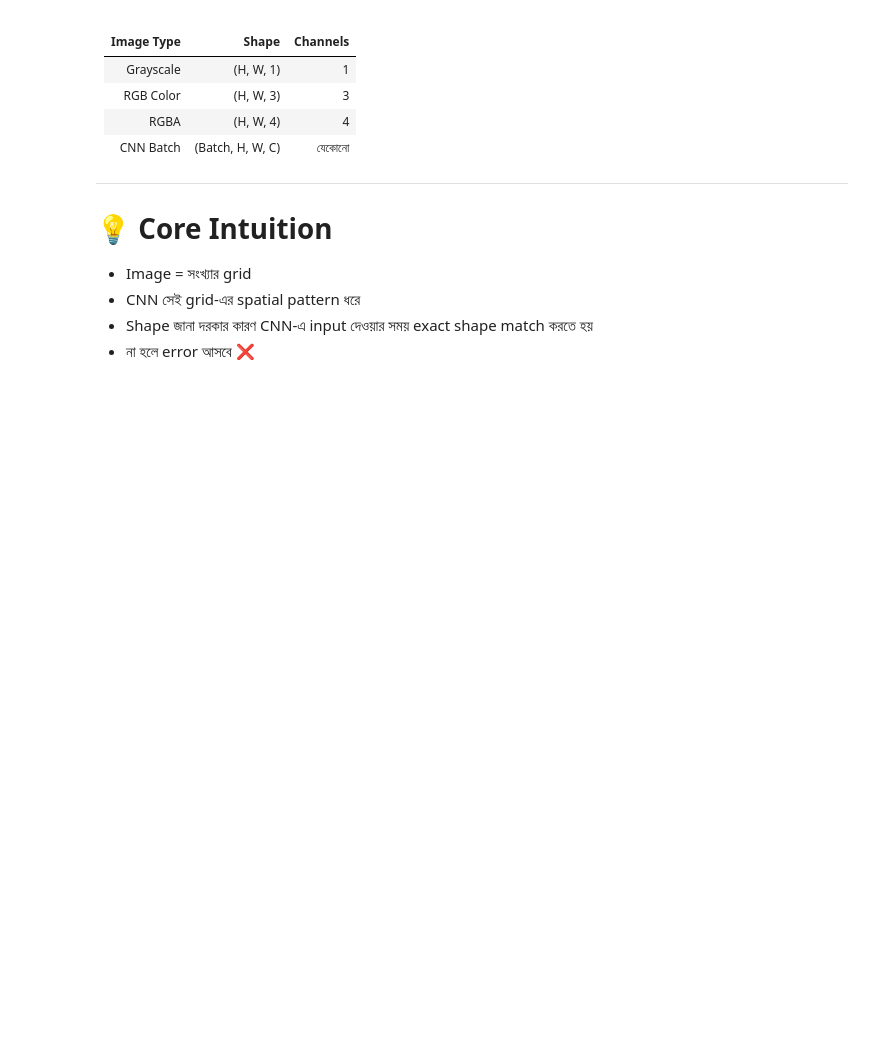
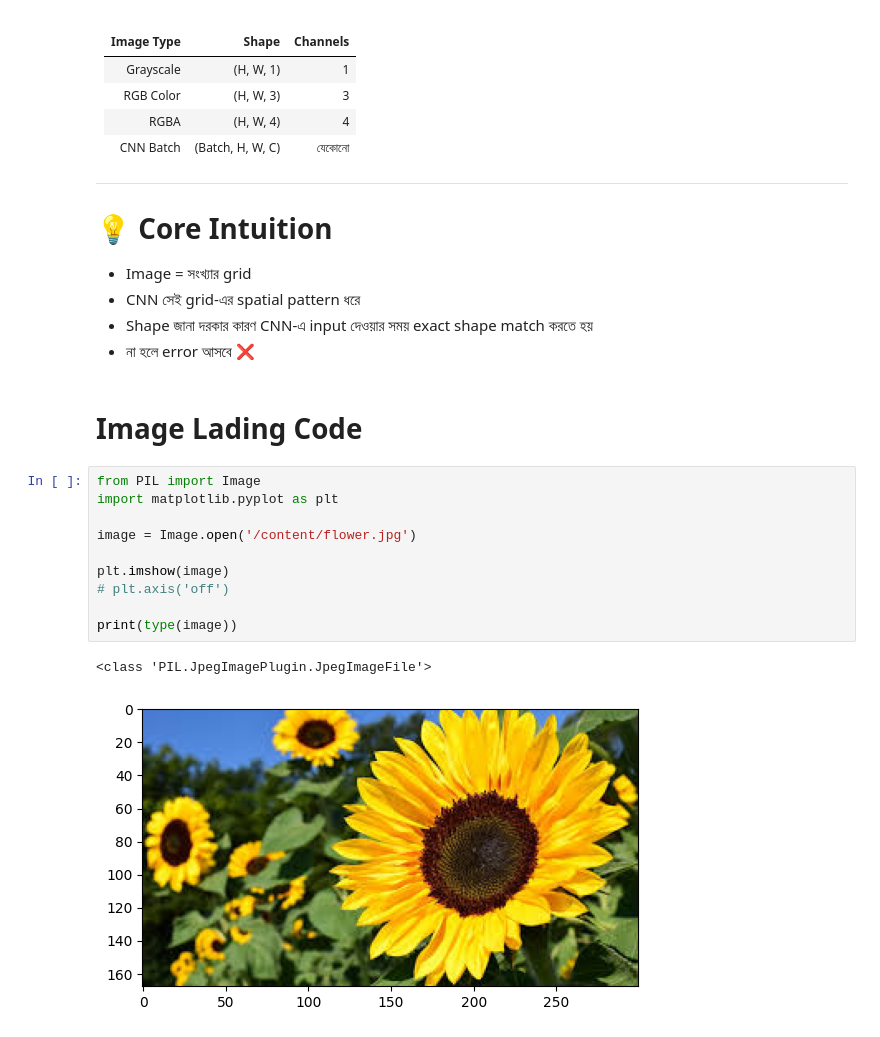
Before and after one commit to DhimanTarafdar/cnn-introduction, a Jupyter notebook: CNN_introduction.ipynb, the cells around one changed output. Saved outputs shown, nothing was run; the diff lists cells and outputs as text; blank space fills up the shorter version.

Commit message:
Image loading by codding

```diff
--- a/CNN_introduction.ipynb
+++ b/CNN_introduction.ipynb
@@ -90,3 +90,18 @@ CNN-ও ঠিক এভাবেই কাজ করে।
 - CNN সেই grid-এর spatial pattern ধরে
 - Shape জানা দরকার কারণ CNN-এ input দেওয়ার সময় exact shape match করতে হয়
 - না হলে error আসবে ❌
+# %% [markdown]
+# **Image Lading Code**
+# %%
+from PIL import Image
+import matplotlib.pyplot as plt
+
+image = Image.open('/content/flower.jpg')
+
+plt.imshow(image)
+# plt.axis('off')
+
+print(type(image))
+# %% [output]
+<class 'PIL.JpegImagePlugin.JpegImageFile'>
+[figure, added]
```
Also changed, not shown: parts of 2 cells of this notebook.
